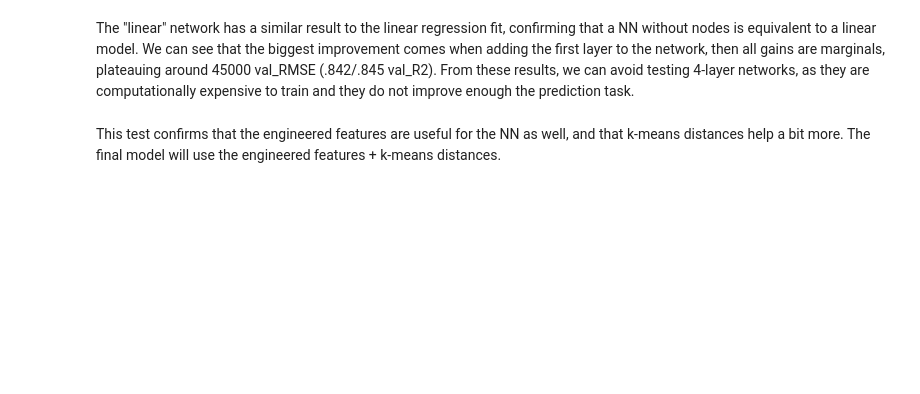
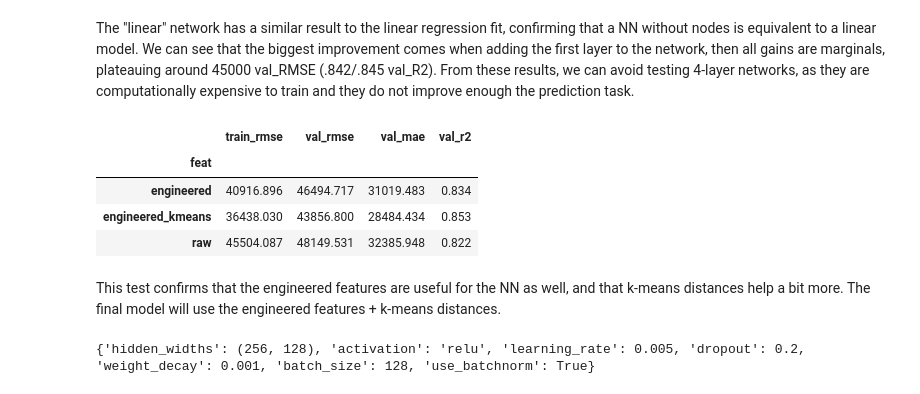
Before and after one commit to EduVit/housing-tests, a Jupyter notebook: housing_part1.ipynb, the cells around one changed output. Cells and saved outputs as stored; diff of their text form; code cells hidden in the pictures; blank space fills up the shorter version.

```diff
--- a/housing_part1.ipynb
+++ b/housing_part1.ipynb
@@ -257,7 +351,7 @@ def parse_architecture(arch_str):
 
 # Preprocessing (imputer, scalers, k-means, one-hot) is fitted on the fitting rows ONLY,
 # then applied to every other set (early-stopping, validation and test rows)
-def prep_fit(steps, X_fit, y_fit, *other_splits, kmeans=False, gamma=15, n_clusters=75):
+def prep_fit(steps, X_fit, y_fit, *other_splits, kmeans=False, gamma=KM_GAMMA, n_clusters=KM_CLUSTERS):
     preprocessor = build(steps, "passthrough", kmeans=kmeans, gamma=gamma, n_clusters=n_clusters)
     X_fit_transformed = preprocessor.fit_transform(X_fit, y_fit)
     other_transformed = [preprocessor.transform(X) for X in other_splits]
@@ -310,10 +404,8 @@ def train_network(X_train, y_train, X_val, y_val, hidden_widths=(128, 64), activ
     best_epoch = 0
     best_weights = None
     history = []
-    lrs = [] # learning rate used in each epoch (needed to repeat this training on 100% of the rows)
 
     for epoch in range(max_epochs):
-        lrs.append(optimizer.param_groups[0]["lr"])
         net.train()
         shuffled_idx = torch.randperm(len(X_train_t), device=device)
 
@@ -339,36 +431,7 @@ def train_network(X_train, y_train, X_val, y_val, hidden_widths=(128, 64), activ
             break
 
     net.load_state_dict(best_weights)
-    return {"net": net, "y_mean": y_mean, "y_std": y_std, "best_epoch": best_epoch, "history": history, "lrs": lrs}
-
-# 2b. Same training with no validation set (final model on 100% of the rows): runs exactly n_epochs and uses the
-# learning rate lrs[epoch] at each epoch, both copied from an early-stopped train_network run with the same configuration
-def train_network_full(X_train, y_train, n_epochs, lrs, hidden_widths, activation, learning_rate, dropout,
-                       weight_decay, batch_size, use_batchnorm, seed=SEED):
-    torch.manual_seed(seed)
-    y_mean, y_std = y_train.mean(), y_train.std()
-    X_train_t = to_tensor(X_train)
-    y_train_t = to_tensor((y_train-y_mean)/y_std).unsqueeze(1)
-
-    net = build_network(X_train_t.shape[1], hidden_widths, activation, dropout, use_batchnorm).to(device)
-    optimizer = optim.AdamW(net.parameters(), lr=learning_rate, weight_decay=weight_decay)
-    loss_fn = nn.MSELoss()
-
-    for epoch in range(n_epochs):
-        for group in optimizer.param_groups:
-            group["lr"] = lrs[epoch]
-        net.train()
-        shuffled_idx = torch.randperm(len(X_train_t), device=device)
-        for start in range(0, len(shuffled_idx), batch_size):
-            batch_idx = shuffled_idx[start:start + batch_size]
-            if len(batch_idx) < 2:
-                continue  # batchnorm needs at least 2 rows
-            optimizer.zero_grad()
-            loss = loss_fn(net(X_train_t[batch_idx]), y_train_t[batch_idx])
-            loss.backward()
-            optimizer.step()
-
-    return {"net": net, "y_mean": y_mean, "y_std": y_std}
+    return {"net": net, "y_mean": y_mean, "y_std": y_std, "best_epoch": best_epoch, "history": history}
 
 # 3. Use the network to make predictions
 def predict(result, X):
@@ -619,7 +695,14 @@ We can see that the biggest improvement comes when adding the first layer to the
 From these results, we can avoid testing 4-layer networks, as they are computationally expensive to train and they do not improve enough the prediction task.
 # %%
 fs = pd.concat([run_grid([{**base, "seed":s} for s in range(3)], name)[0] for name in feats])
-display(fs.groupby("feat")[["train_rmse", "val_rmse", "val_mae", "val_r2"]].mean().round(3))
+display(fs.groupby("feat")[["train_rmse", "val_rmse", "val_mae", "val_r2"]].mean()
+          .sort_values("val_rmse", ascending=False).round(3))
+# %% [output]
+|  | train_rmse | val_rmse | val_mae | val_r2 |
+| feat |  |  |  |  |
+| engineered | 40916.896 | 46494.717 | 31019.483 | 0.834 |
+| engineered_kmeans | 36438.030 | 43856.800 | 28484.434 | 0.853 |
+| raw | 45504.087 | 48149.531 | 32385.948 | 0.822 |
 # %% [markdown]
 This test confirms that the engineered features are useful for the NN as well, and that k-means distances help a bit more.
 The final model will use the engineered features + k-means distances.
@@ -628,11 +711,13 @@ The final model will use the engineered features + k-means distances.
 if RUN_TUNING:
     best_cfg, screen, final, recheck = tune_nn(
         feat=FINAL_FEATURE_SET, space=SPACE, n_screen=N_SCREEN, keep=KEEP, max_final=MAX_FINAL,
-        n_recheck=N_RECHECK, recheck_seeds=RECHECK_SEEDS, seed=SEED, tag=FINAL_FEATURE_SET, step2_seeds=STEP2_SEEDS)
+        n_recheck=N_RECHECK, recheck_seeds=RECHECK_SEEDS, seed=SEED, tag=f"{FINAL_FEATURE_SET}_k{KM_CLUSTERS}_g{KM_GAMMA}", step2_seeds=STEP2_SEEDS)
 else:
     best_cfg = FIXED_CFG
 
 print(best_cfg)
+# %% [output]
+{'hidden_widths': (256, 128), 'activation': 'relu', 'learning_rate': 0.005, 'dropout': 0.2, 'weight_decay': 0.001, 'batch_size': 128, 'use_batchnorm': True}
 # %%
 nn_cv, nn_test, nn_oof = cross_validate_nn(best_cfg, FINAL_FEATURE_SET)
 
```
Also changed, not shown: parts of 18 cells of this notebook, 6 other files.
